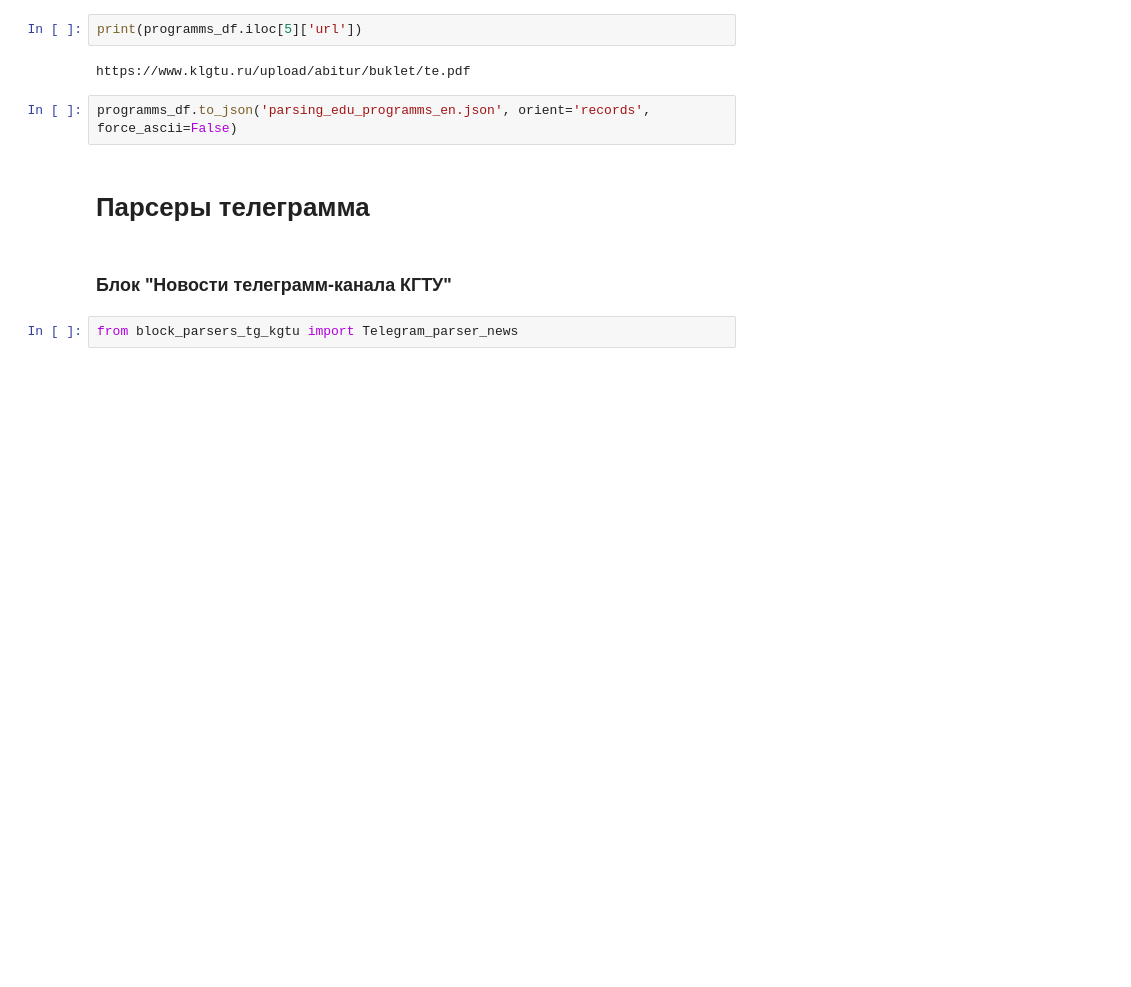
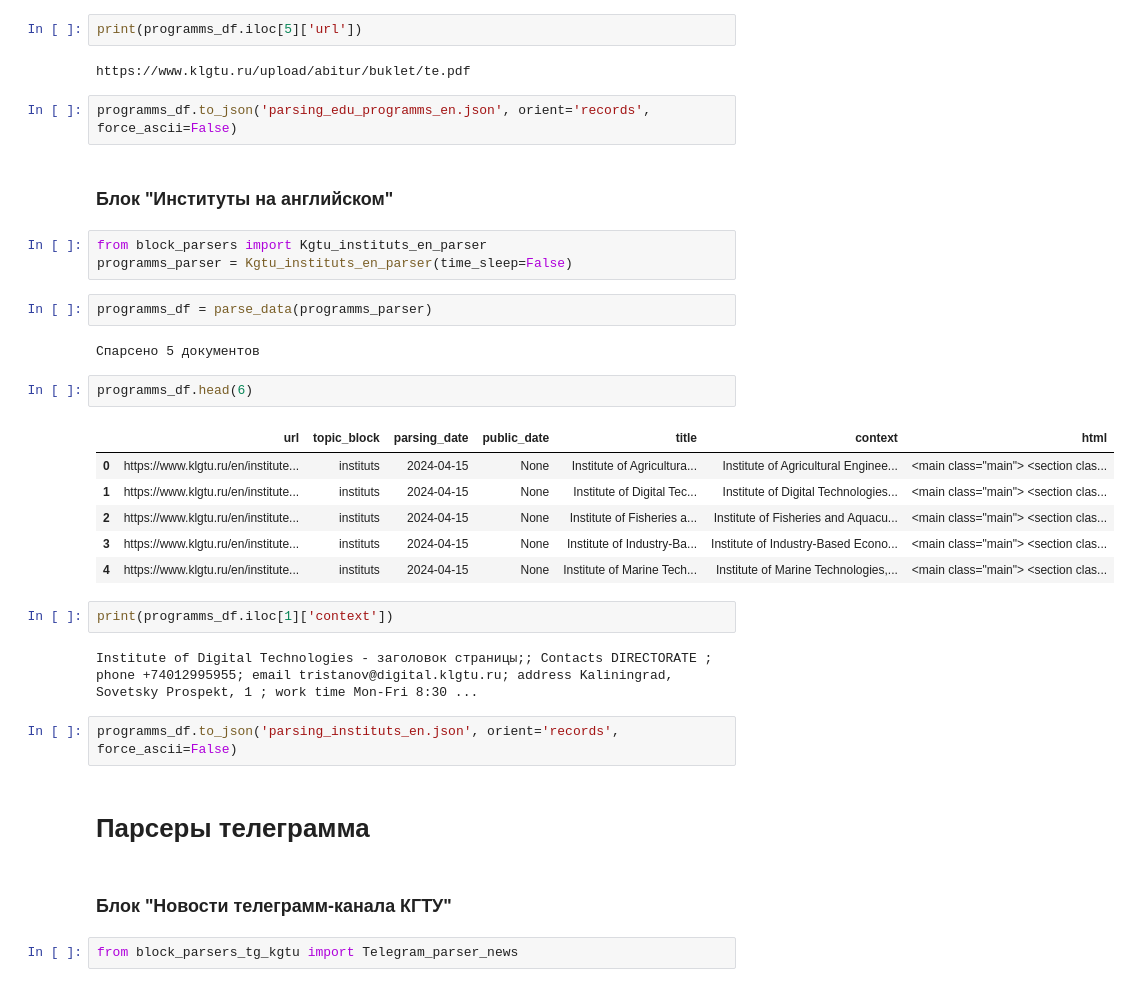
Before and after one commit to MaksimShiriaev/KGTU-parsing, a Jupyter notebook: Parsing/parsing.ipynb, the cells around one changed output. Saved outputs shown, nothing was run; the diff lists cells and outputs as text; blank space fills up the shorter version.

```diff
--- a/Parsing/parsing.ipynb
+++ b/Parsing/parsing.ipynb
@@ -280,6 +262,30 @@ print(programms_df.iloc[5]['url'])
 https://www.klgtu.ru/upload/abitur/buklet/te.pdf
 # %%
 programms_df.to_json('parsing_edu_programms_en.json', orient='records', force_ascii=False)
+# %% [markdown]
+### Блок "Институты на английском"
+# %%
+from block_parsers import Kgtu_instituts_en_parser
+programms_parser = Kgtu_instituts_en_parser(time_sleep=False)
+# %%
+programms_df = parse_data(programms_parser)
+# %% [output]
+Cпарсено 5 документов
+# %%
+programms_df.head(6)
+# %% [output]
+|  | url | topic_block | parsing_date | public_date | title | context | html |
+| 0 | https://www.klgtu.ru/en/institute... | instituts | 2024-04-15 | None | Institute of Agricultura... | Institute of Agricultural Enginee... | <main class="main"> <section clas... |
+| 1 | https://www.klgtu.ru/en/institute... | instituts | 2024-04-15 | None | Institute of Digital Tec... | Institute of Digital Technologies... | <main class="main"> <section clas... |
+| 2 | https://www.klgtu.ru/en/institute... | instituts | 2024-04-15 | None | Institute of Fisheries a... | Institute of Fisheries and Aquacu... | <main class="main"> <section clas... |
+| 3 | https://www.klgtu.ru/en/institute... | instituts | 2024-04-15 | None | Institute of Industry-Ba... | Institute of Industry-Based Econo... | <main class="main"> <section clas... |
+| 4 | https://www.klgtu.ru/en/institute... | instituts | 2024-04-15 | None | Institute of Marine Tech... | Institute of Marine Technologies,... | <main class="main"> <section clas... |
+# %%
+print(programms_df.iloc[1]['context'])
+# %% [output]
+Institute of Digital Technologies - заголовок страницы;; Contacts DIRECTORATE ; phone +74012995955; email tristanov@digital.klgtu.ru; address Kaliningrad, Sovetsky Prospekt, 1 ; work time Mon-Fri 8:30 ...
+# %%
+programms_df.to_json('parsing_instituts_en.json', orient='records', force_ascii=False)
 # %% [markdown]
 # Парсеры телеграмма
 # %% [markdown]
```
Also changed, not shown: parts of 24 cells of this notebook, 6 other files.
